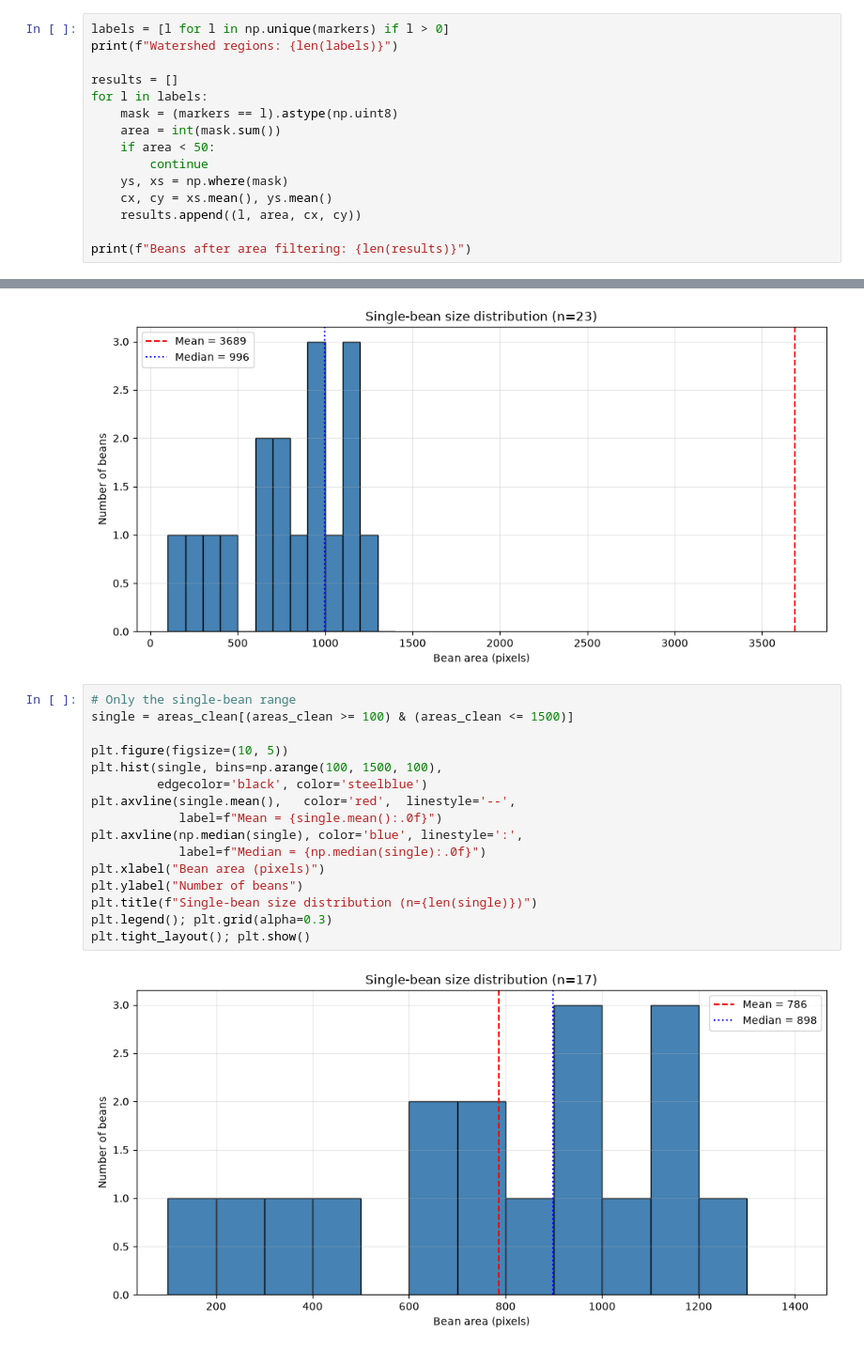
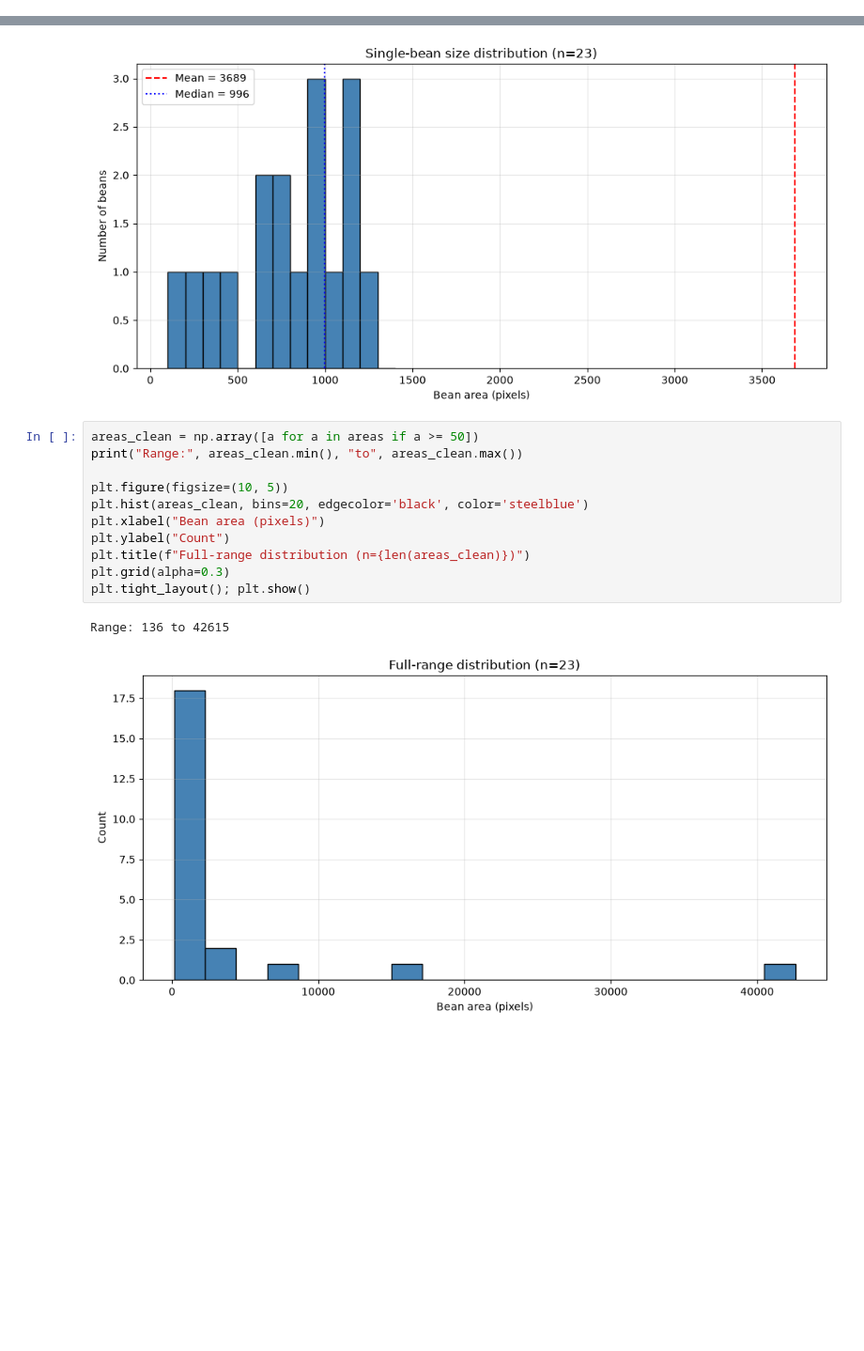
Before and after one commit to bdsh-14/unr-ee681-image-analysis, a Jupyter notebook: HW3/assignment3.ipynb, the cells around one changed output, grey strips where cells are left out. Shown at 94% size. Drawn from its saved outputs; the diff is of its cells as text; blank space fills up the shorter version.

Commit message:
Guess its the fixed histograms

```diff
--- a/HW3/assignment3.ipynb
+++ b/HW3/assignment3.ipynb
@@ -212,15 +175,0 @@ display_images(
-# %%
-labels = [l for l in np.unique(markers) if l > 0]
-print(f"Watershed regions: {len(labels)}")
-
-results = []
-for l in labels:
-    mask = (markers == l).astype(np.uint8)
-    area = int(mask.sum())
-    if area < 50:
-        continue
-    ys, xs = np.where(mask)
-    cx, cy = xs.mean(), ys.mean()
-    results.append((l, area, cx, cy))
-
-print(f"Beans after area filtering: {len(results)}")
@@ -385,21 +332,17 @@ plt.legend(); plt.grid(alpha=0.3)
 plt.tight_layout()
 # %% [output]
 [figure]
-# %%
-# Only the single-bean range
-single = areas_clean[(areas_clean >= 100) & (areas_clean <= 1500)]
-
-plt.figure(figsize=(10, 5))
-plt.hist(single, bins=np.arange(100, 1500, 100),
-         edgecolor='black', color='steelblue')
-plt.axvline(single.mean(),   color='red',  linestyle='--',
-            label=f"Mean = {single.mean():.0f}")
-plt.axvline(np.median(single), color='blue', linestyle=':',
-            label=f"Median = {np.median(single):.0f}")
-plt.xlabel("Bean area (pixels)")
-plt.ylabel("Number of beans")
-plt.title(f"Single-bean size distribution (n={len(single)})")
-plt.legend(); plt.grid(alpha=0.3)
-plt.tight_layout(); plt.show()
-# %% [output]
-[figure, removed]
+# %%
+areas_clean = np.array([a for a in areas if a >= 50])
+print("Range:", areas_clean.min(), "to", areas_clean.max())
+
+plt.figure(figsize=(10, 5))
+plt.hist(areas_clean, bins=20, edgecolor='black', color='steelblue')
+plt.xlabel("Bean area (pixels)")
+plt.ylabel("Count")
+plt.title(f"Full-range distribution (n={len(areas_clean)})")
+plt.grid(alpha=0.3)
+plt.tight_layout(); plt.show()
+# %% [output]
+Range: 136 to 42615
+[figure, added]
```
Also changed, not shown: parts of 3 cells of this notebook.
